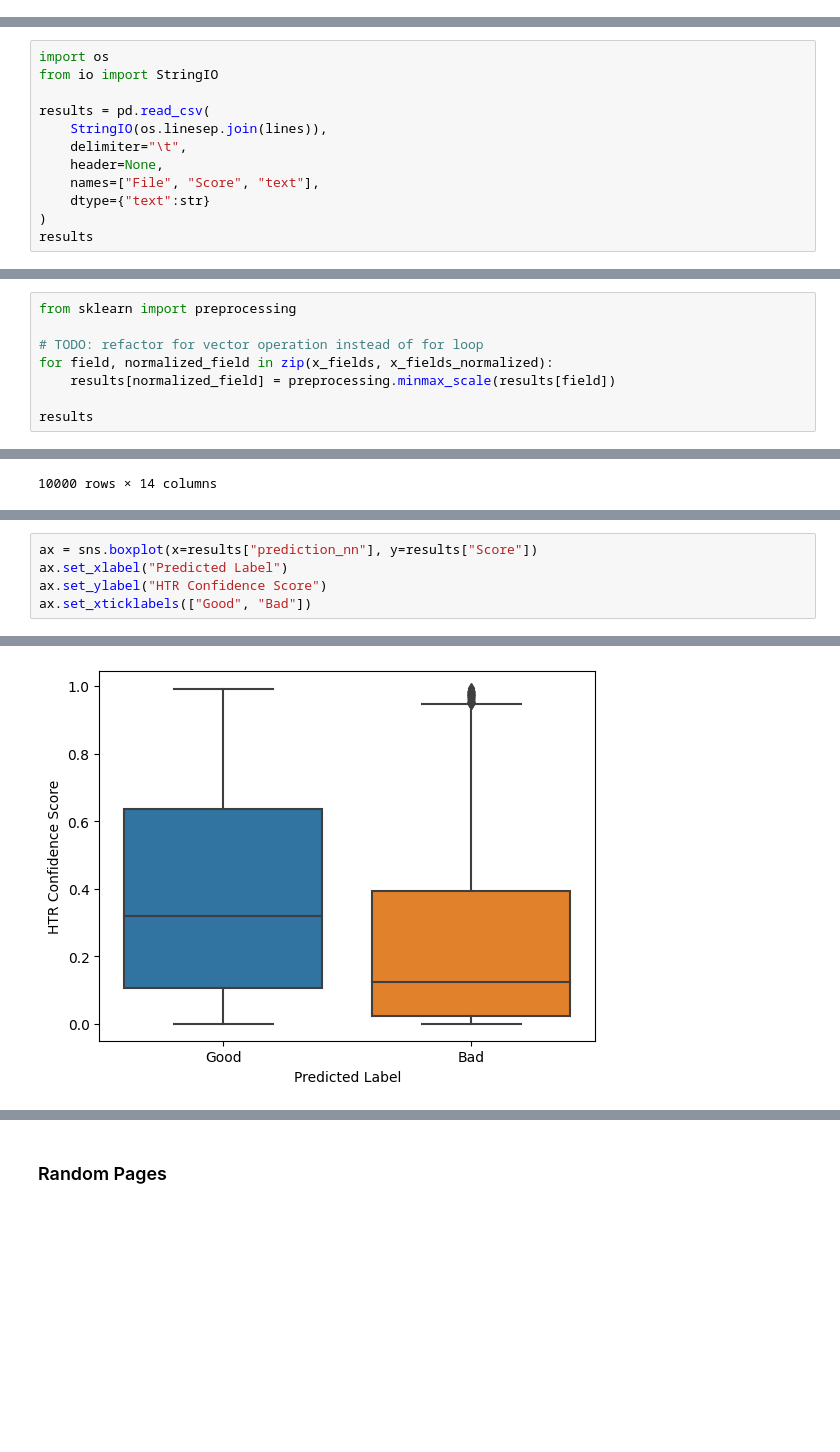
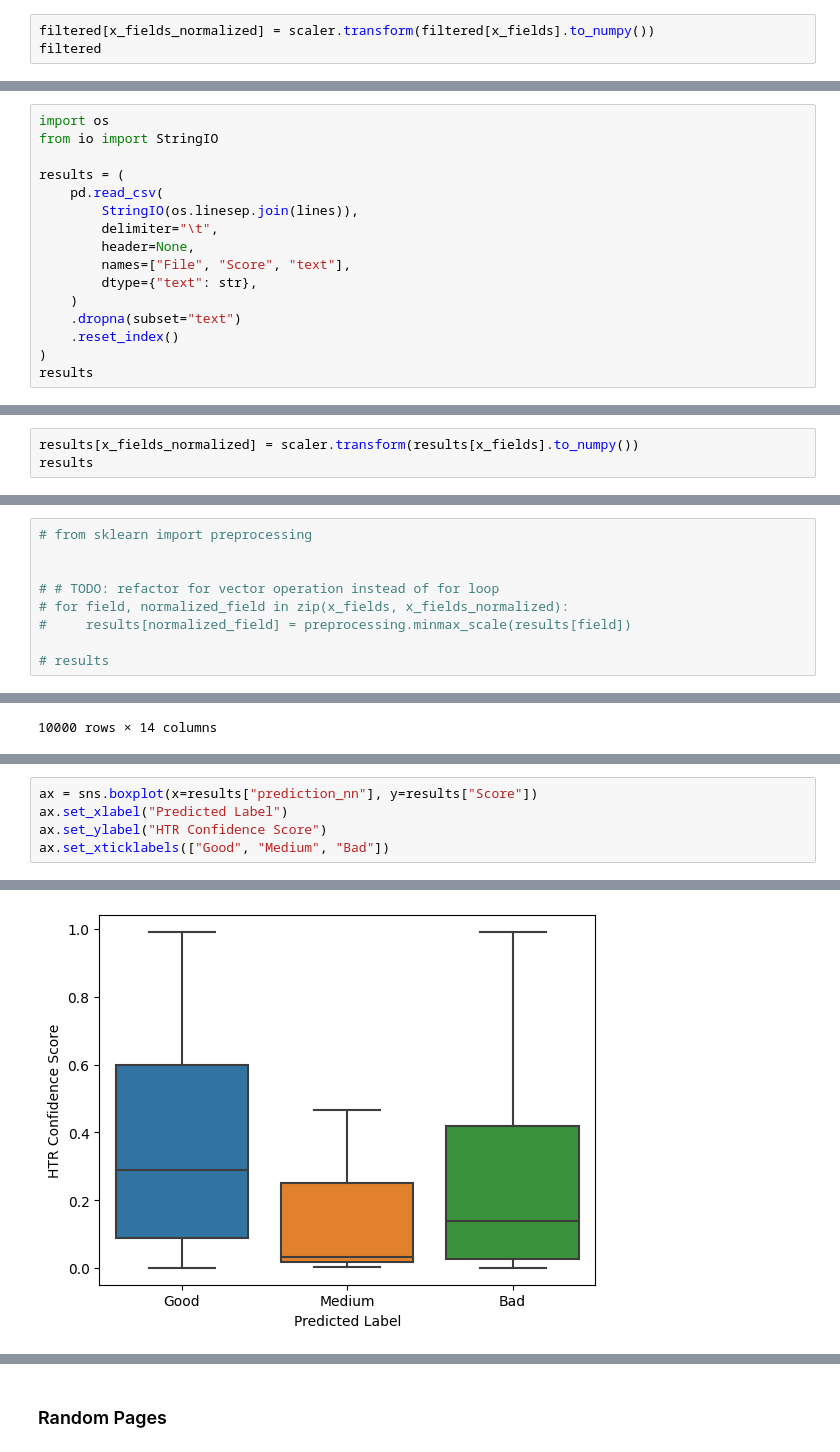
Before and after one commit to LAHTeR/nautilusocr, a Jupyter notebook: notebooks/quality.ipynb, the cells around one changed output, grey strips where cells are left out. Cells and saved outputs as stored; diff of their text form; blank space fills up the shorter version.

Commit message:
Use StandardScaler, serialize.

```diff
--- a/notebooks/quality.ipynb
+++ b/notebooks/quality.ipynb
@@ -1023,0 +991,3 @@ for ax, column in zip(axs, x_fields):
+# %%
+filtered[x_fields_normalized] = scaler.transform(filtered[x_fields].to_numpy())
+filtered
@@ -1525,12 +1532,16 @@ lines
 import os
 from io import StringIO
 
-results = pd.read_csv(
-    StringIO(os.linesep.join(lines)),
-    delimiter="\t",
-    header=None,
-    names=["File", "Score", "text"],
-    dtype={"text":str}
+results = (
+    pd.read_csv(
+        StringIO(os.linesep.join(lines)),
+        delimiter="\t",
+        header=None,
+        names=["File", "Score", "text"],
+        dtype={"text": str},
+    )
+    .dropna(subset="text")
+    .reset_index()
 )
 results
 # %% [output]
@@ -1654,0 +1649,3 @@ results.iloc[results.garbage_score.sort_values().index]
+# %%
+results[x_fields_normalized] = scaler.transform(results[x_fields].to_numpy())
+results
@@ -1655,11 +1666,12 @@ results.iloc[results.garbage_score.sort_values().index]
 # %%
-from sklearn import preprocessing
+# from sklearn import preprocessing
 
-# TODO: refactor for vector operation instead of for loop
-for field, normalized_field in zip(x_fields, x_fields_normalized):
-    results[normalized_field] = preprocessing.minmax_scale(results[field])
 
-results
+# # TODO: refactor for vector operation instead of for loop
+# for field, normalized_field in zip(x_fields, x_fields_normalized):
+#     results[normalized_field] = preprocessing.minmax_scale(results[field])
+
+# results
 # %% [output]
 |  | File | Score | text | tokens | dict_score | dict_score_gt | n_gram_score | garbage_score | ... |
 | 0 | /data/globalise/1.04.02/10002/ima... | 0.274346 | ter hand steleten, met verzoek om | [ter, hand, steleten, met, verzoe... | 1.000000 | 0.703704 | 0.160167 | 0.000000 | ... |
@@ -1695,5 +1707,5 @@ results
 ax = sns.boxplot(x=results["prediction_nn"], y=results["Score"])
 ax.set_xlabel("Predicted Label")
 ax.set_ylabel("HTR Confidence Score")
-ax.set_xticklabels(["Good", "Bad"])
+ax.set_xticklabels(["Good", "Medium", "Bad"])
 # %% [output]
@@ -1701,4 +1713,4 @@ ax.set_xticklabels(["Good", "Bad"])
-[figure, old version]
+[figure, new version]
 # %%
 mapper = {1: "Good", 2: "Medium", 3: "Bad"}
 results["Predicted Quality"] = results.prediction_nn.apply(lambda x: mapper[x])
```
Also changed, not shown: parts of 80 cells of this notebook.
